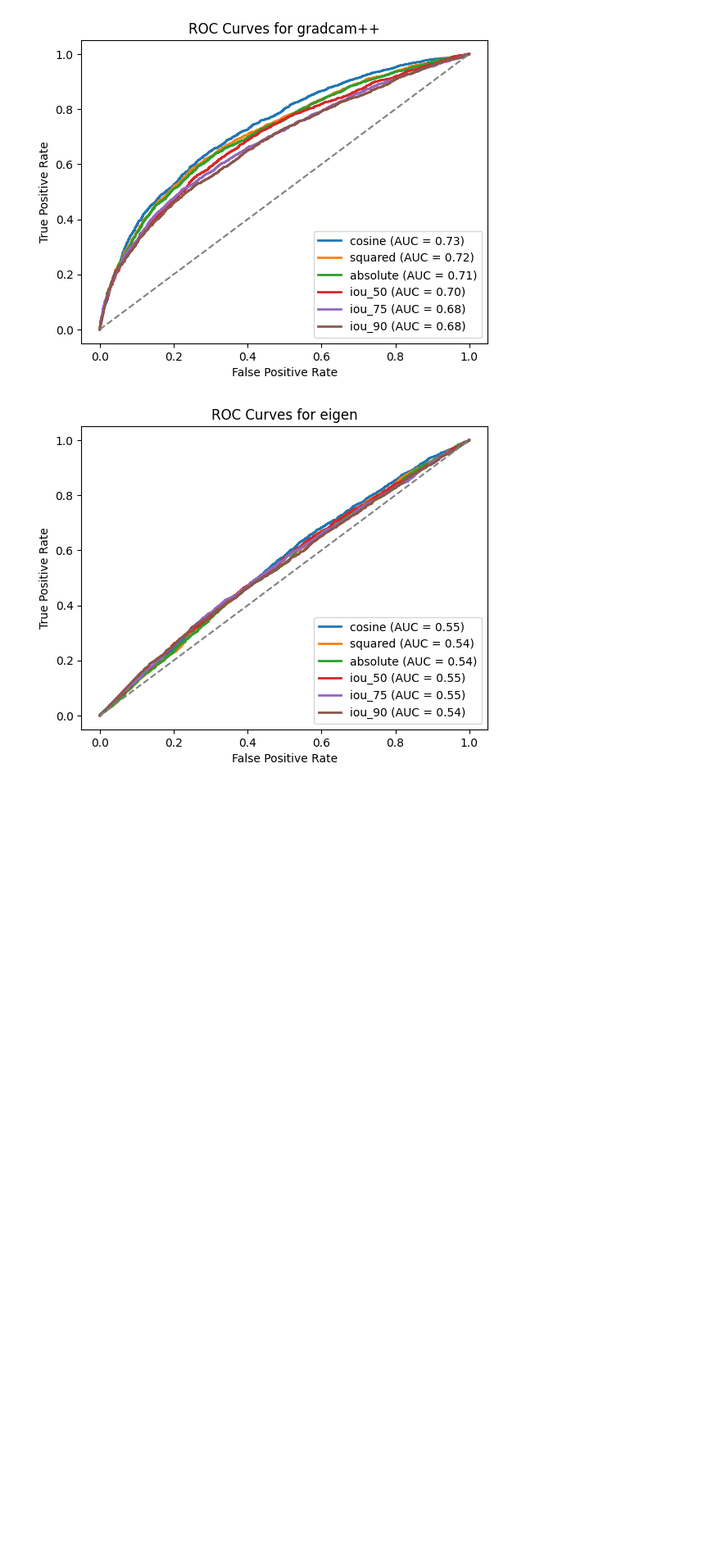
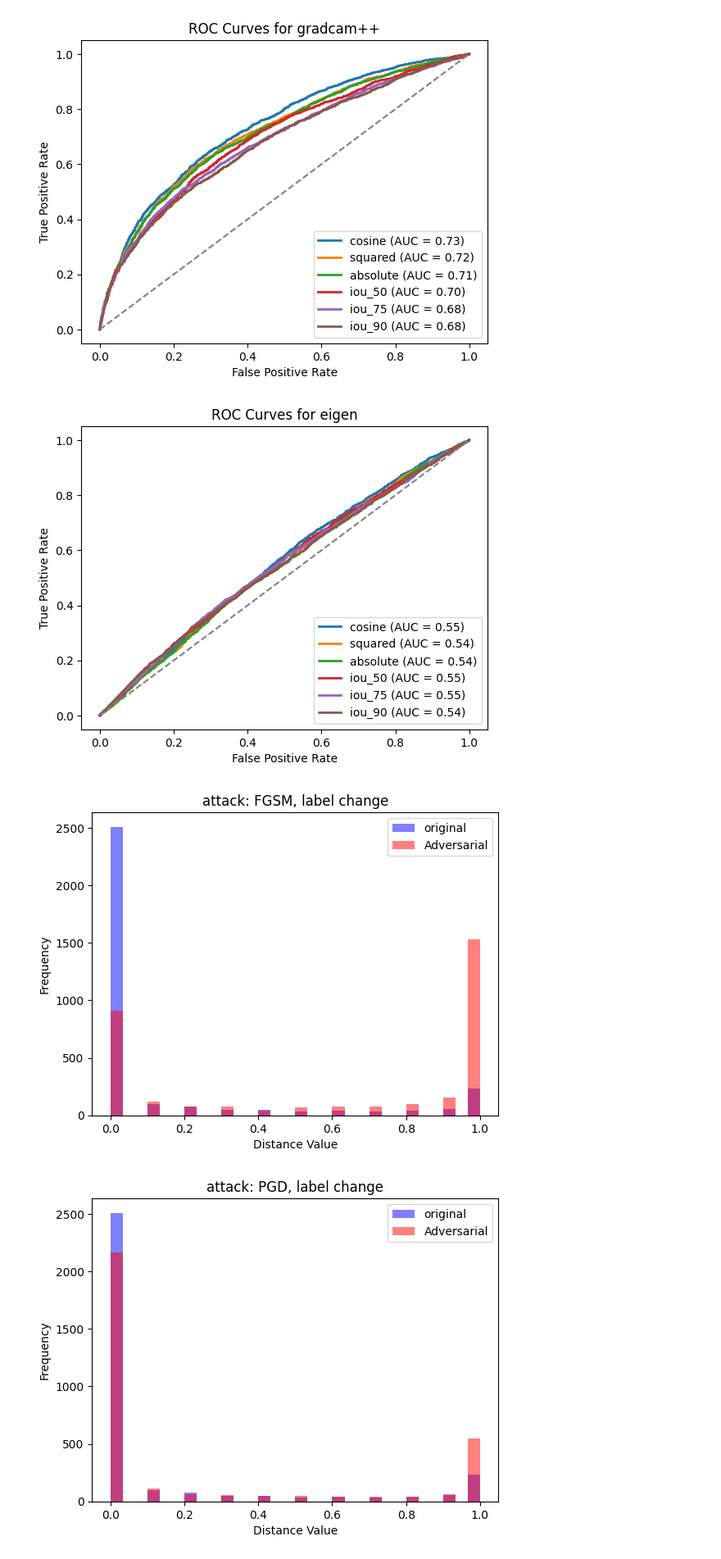
Before and after one commit to borszumirko/txai_final_project, a Jupyter notebook: plotting.ipynb, the cells around one changed output. Shown at 82% size. Drawn from its saved outputs; the diff is of its cells as text; code cells hidden in the pictures; blank space fills up the shorter version.

Commit message:
tried runnning it with 0.1 noise + added label change plots

```diff
--- a/plotting.ipynb
+++ b/plotting.ipynb
@@ -158,3 +158,30 @@ for saliency_method in config["saliency_map"]:
 [figure]
 [figure]
 [figure]
+# %%
+results_dict = {
+    "FGSM": {"orig": [], "adv": []},
+    "PGD": {"orig": [], "adv": []}
+}
+def plot_histograms():
+    res_dir = "results"
+
+
+
+    for attack in ["FGSM", "PGD"]:
+        orig, adv = extract_last_two_numbers(f"{res_dir}/{attack}_label_change.txt")
+        results_dict[attack]["orig"] = orig
+        results_dict[attack]["adv"] = adv
+        plt.figure()
+        plt.hist(orig, bins=30, alpha=0.5, label="original", color="blue")
+        plt.hist(adv, bins=30, alpha=0.5, label="Adversarial", color="red")
+        plt.xlabel("Distance Value")
+        plt.ylabel("Frequency")
+        plt.title(f"attack: {attack}, label change")
+        plt.legend()
+        plt.show()
+
+plot_histograms()
+# %% [output]
+[figure, added]
+[figure, added]
```
Also changed, not shown: parts of 1 cell of this notebook, 44 other files.
